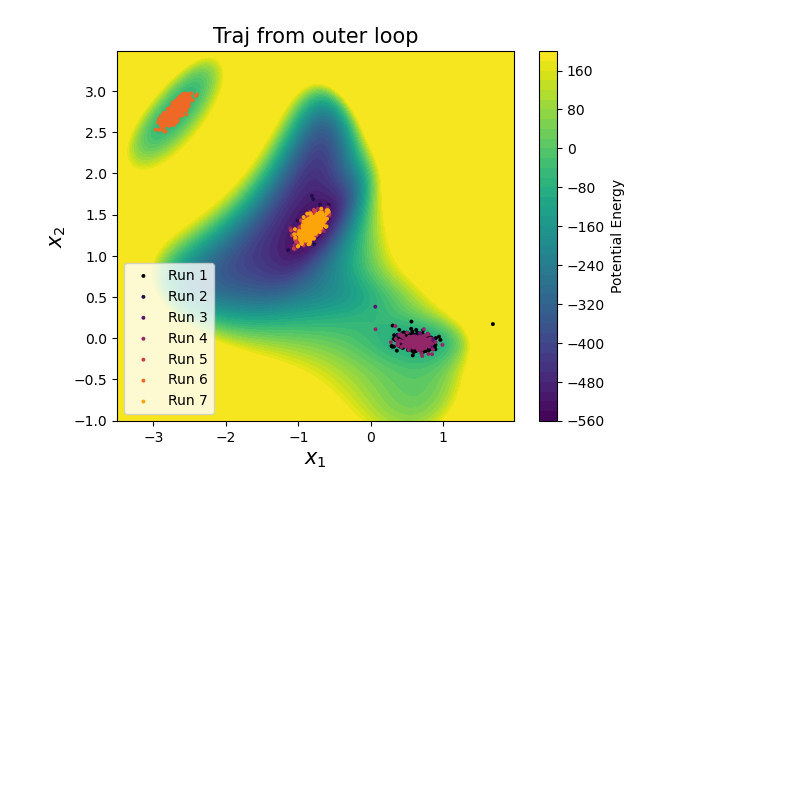
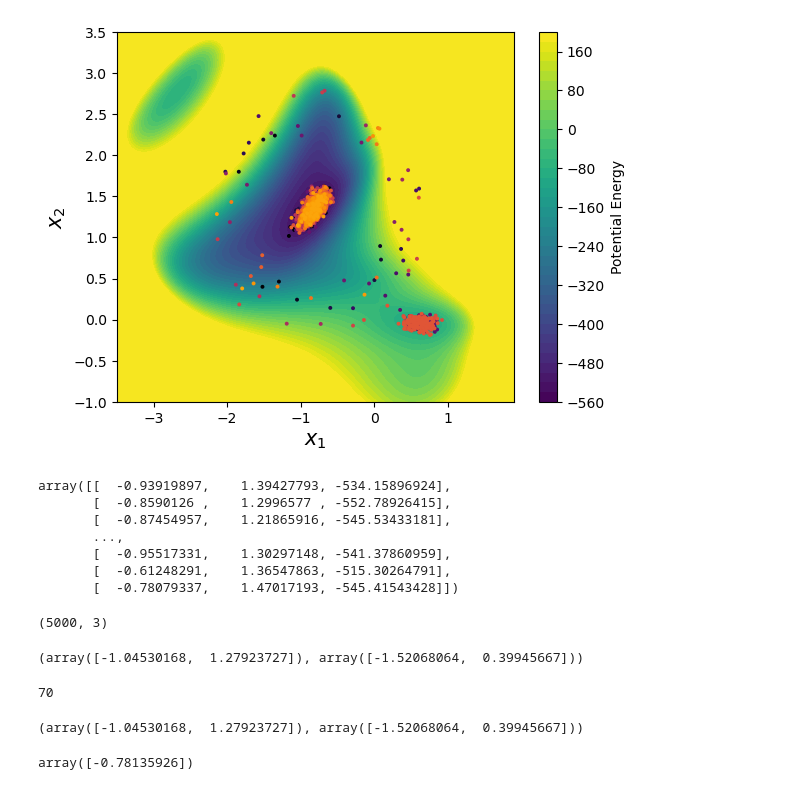
Before and after one commit to hoon-ock/landscape-search, a Jupyter notebook: toy_revisit.ipynb, the cells around one changed output. Drawn from its saved outputs; the diff is of its cells as text; code cells hidden in the pictures; blank space fills up the shorter version.

```diff
--- a/toy_revisit.ipynb
+++ b/toy_revisit.ipynb
@@ -24,7 +21,7 @@ from sys import getsizeof
 np.random.seed(1)
 
 # Update Algorithm Parameters
-total_step = 10000
+total_step = 5000
 large_batch_size = 500
 small_batch_size = 50
 beta = 1
@@ -58,8 +74,10 @@ context = mm.Context(system, integrator)
 # %%
 # Preparation to run simulations
-traj_save = []
+traj_outer_save = []
+traj_all_save = []
 init_points_outer = []
 init_points_inner = []
+update_pos = []
 update_rates = []
 v_save = []
 cent = startingPositions[:,:2].T
@@ -89,7 +107,7 @@ while remain_step > 0:
         E = pes.potential(x=p[0], y=p[1])
         traj[i] = np.array([p[0], p[1], E])
         integrator.step(step)
-    traj_save.append(traj)
+    traj_all_save.append(traj)
 
     # Instantiation
     particle_outer = algorithm.ObsBoundReInit(traj, cent_prev=cent, inc_prev=v,
@@ -129,6 +147,7 @@ while remain_step > 0:
 
         # Save update rate for tracking
         update_rates.append(upd)
+        update_pos.append((last.reshape(2), p_new.reshape(2)))
         # Re-Initialization
         context.setPositions(startingPositions)
         context.setVelocitiesToTemperature(temperature)
@@ -141,6 +160,7 @@ while remain_step > 0:
             E = pes.potential(x=p[0], y=p[1])
             traj[i] = np.array([p[0], p[1], E])
             integrator.step(step)
+        traj_all_save.append(traj)
         # cent = np.mean(traj[:,:2], axis=0)
         # last = traj[-1,:2].reshape(2,1)
 
@@ -198,23 +289,56 @@ plt.plot(v_save)
 # %%
 ft=15
 e=0.2
-traj_all = np.vstack(traj_save)
+traj_all = np.vstack(traj_all_save)
 min_x, max_x = min(traj_all[:,0]), max(traj_all[:,0])
 min_y, max_y = min(traj_all[:,1]), max(traj_all[:,1])
 pes.plot(ax=plt.gca())
-colors = cm.inferno(np.linspace(0, 0.8, len(traj_save)))
+colors = cm.inferno(np.linspace(0, 0.8, len(traj_all_save)))
 i=0
-for n in range(len(traj_save)):
+for n in range(len(traj_all_save)):
     c = colors[n]
-    x = traj_save[n][:,0]
-    y = traj_save[n][:,1]
+    x = traj_all_save[n][:,0]
+    y = traj_all_save[n][:,1]
     plt.scatter(x, y, edgecolor='none', s=8, color=c, label=f'Run {i+1}')
     i += 1
 plt.xlabel('$x_1$', fontsize=ft)
 plt.ylabel('$x_2$', fontsize=ft)
-plt.title('Traj from outer loop', fontsize=ft)
-plt.legend(fontsize=ft-5, loc='lower left')
+plt.xlim(-3.5, 1.9)
+plt.ylim(-1.0, 3.5)
+# plt.title('Traj from outer loop', fontsize=ft)
+# plt.legend(fontsize=ft-5, loc='lower left')
 #plt.savefig(f'./figure/0403/dw_obsbd2_i{total_step}lb{large_batch_size}sb{small_batch_size}b{beta}k{k}.png', bbox_inches='tight', facecolor='w')
 plt.show()
 # %% [output]
-[figure, old version]
+[figure, new version]
+# %%
+traj_all = np.vstack(traj_all_save)
+traj_all
+# %% [output]
+array([[  -0.93919897,    1.39427793, -534.15896924],
+       [  -0.8590126 ,    1.2996577 , -552.78926415],
+       [  -0.87454957,    1.21865916, -545.53433181],
+       ...,
+       [  -0.95517331,    1.30297148, -541.37860959],
+       [  -0.61248291,    1.36547863, -515.30264791],
+       [  -0.78079337,    1.47017193, -545.41543428]])
+# %%
+traj_all.shape
+# %% [output]
+(5000, 3)
+# %%
+update_pos[0] #[0]
+# %% [output]
+(array([-1.04530168,  1.27923727]), array([-1.52068064,  0.39945667]))
+# %%
+len(update_pos)
+# %% [output]
+70
+# %%
+update_pos[0]
+# %% [output]
+(array([-1.04530168,  1.27923727]), array([-1.52068064,  0.39945667]))
+# %%
+update_pos[0][0]
+# %% [output]
+array([-0.78135926])
```
Also changed, not shown: parts of 13 cells of this notebook.
